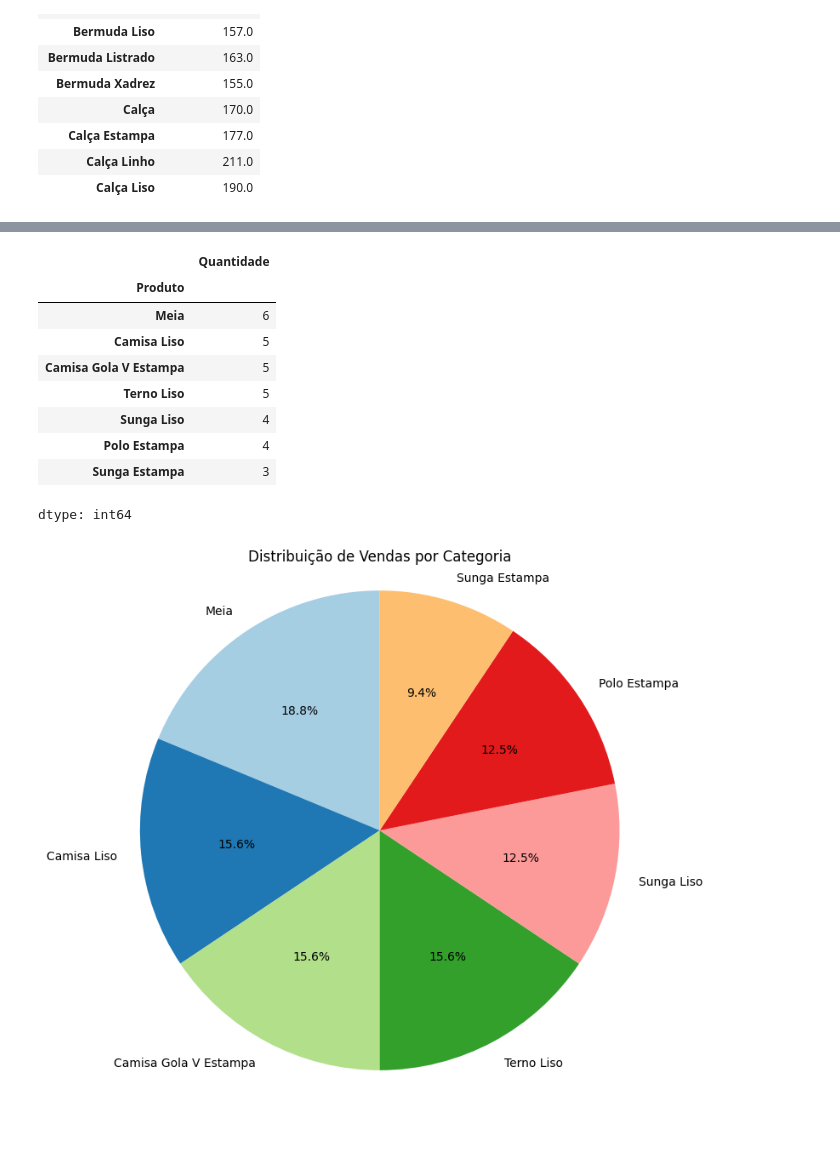
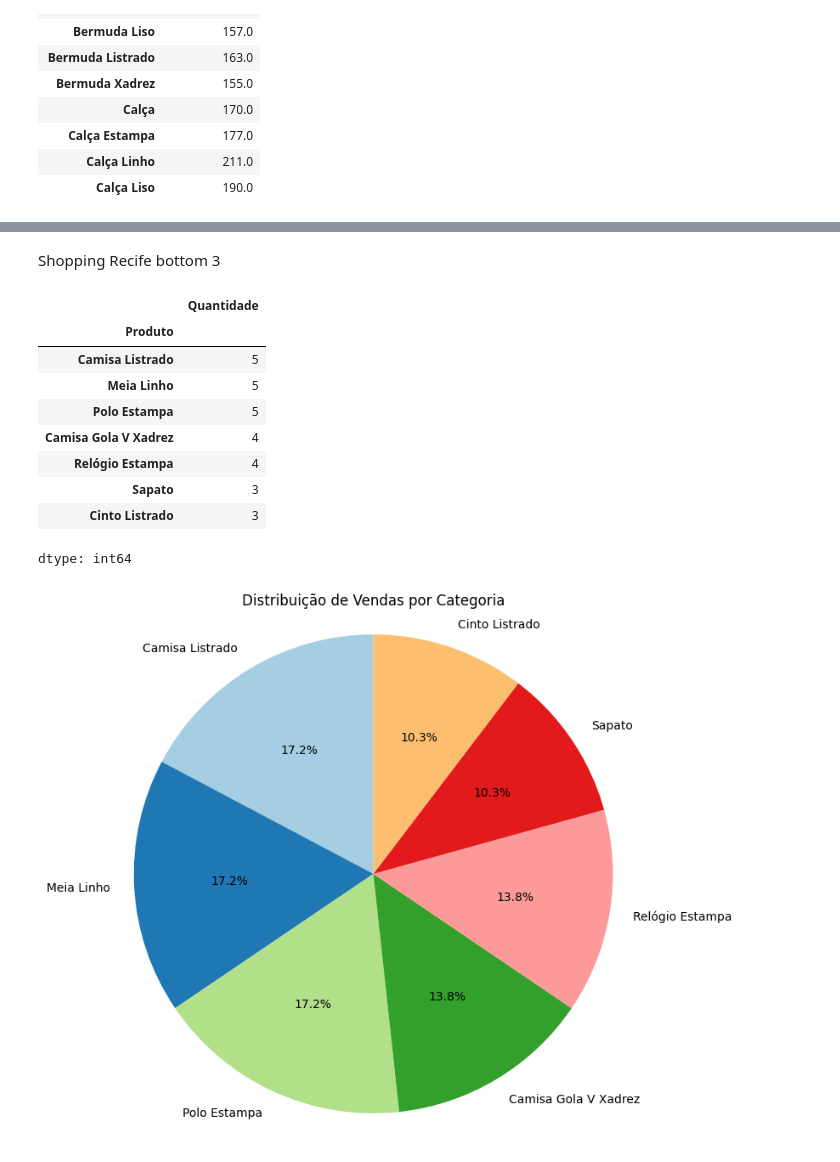
Before and after one commit to G0807/retail-sales-analysis, a Jupyter notebook: Projeto1vendas.ipynb, the cells around one changed output, grey strips where cells are left out. Saved outputs shown, nothing was run; the diff lists cells and outputs as text; code cells hidden in the pictures; blank space fills up the shorter version.

```diff
--- a/Projeto1vendas.ipynb
+++ b/Projeto1vendas.ipynb
@@ -863,24 +907,26 @@ dtype: int64
+# %% [markdown]
+Shopping Recife bottom 3
 # %%
-df_ribeirao = df_amostra[df_amostra['ID Loja'] == 'Ribeirão Shopping']
-Ribeirao_Shopping = df_ribeirao.groupby('Produto')['Quantidade'].sum().sort_values(ascending=False)
-display(Ribeirao_Shopping.head(7))
-top_7_produtos_ribeirao = Ribeirao_Shopping.head(7)
+df_recife = df_amostra[df_amostra['ID Loja'] == 'Shopping Recife']
+Shopping_Recife = df_recife.groupby('Produto')['Quantidade'].sum().sort_values(ascending=False)
+display(Shopping_Recife.head(7))
+top_7_produtos_ribeirao = Shopping_Recife.head(7)
 lista_produtos = top_7_produtos_ribeirao.index.tolist()
 lista_quantidades = top_7_produtos_ribeirao.values.tolist()
 plt.figure(figsize=(8, 8))
 plt.pie(lista_quantidades, labels=lista_produtos, autopct='%1.1f%%', startangle=90, colors=plt.cm.Paired.colors)
 plt.title('Distribuição de Vendas por Categoria')
 plt.axis('equal')
 plt.show()
 # %% [output]
 |  | Quantidade |
 | Produto |  |
-| Meia | 6 |
-| Camisa Liso | 5 |
-| Camisa Gola V Estampa | 5 |
-| Terno Liso | 5 |
-| Sunga Liso | 4 |
-| Polo Estampa | 4 |
-| Sunga Estampa | 3 |
+| Camisa Listrado | 5 |
+| Meia Linho | 5 |
+| Polo Estampa | 5 |
+| Camisa Gola V Xadrez | 4 |
+| Relógio Estampa | 4 |
+| Sapato | 3 |
+| Cinto Listrado | 3 |
 dtype: int64
-[figure, old version]
+[figure, new version]
```
Also changed, not shown: parts of 62 cells of this notebook.
